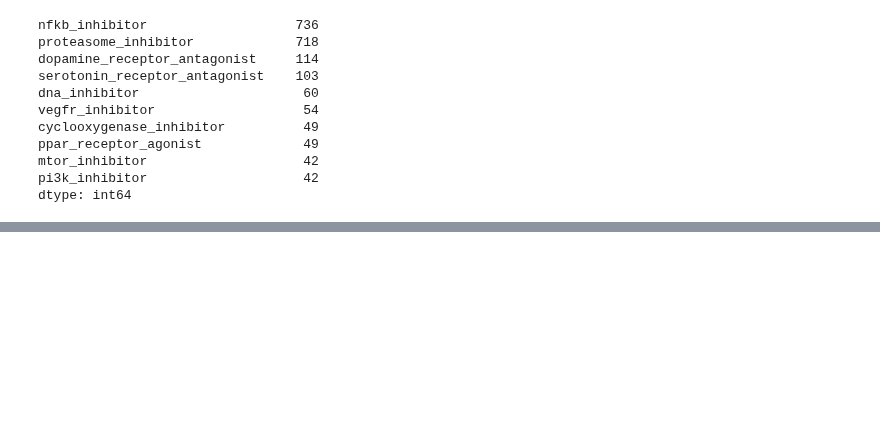
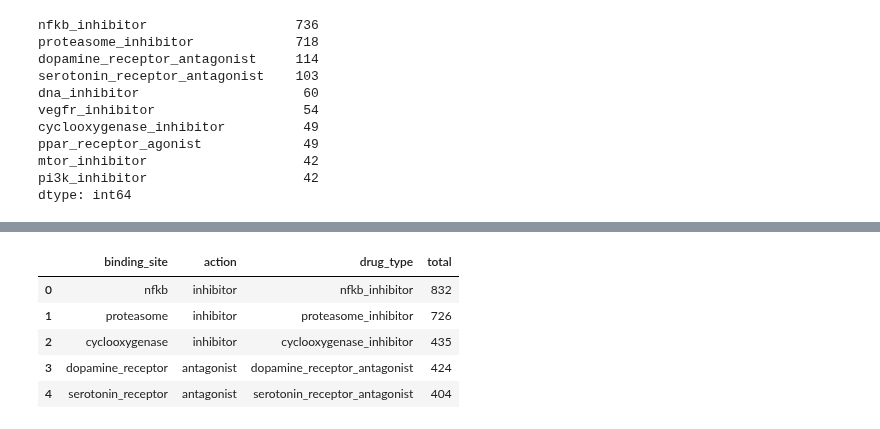
Before and after one commit to Yongliang-Shi/Mechanism-of-Action-Prediction, a Jupyter notebook: explore_moa.ipynb, the cells around one changed output, grey strips where cells are left out. Cells and saved outputs as stored; diff of their text form; code cells hidden in the pictures; blank space fills up the shorter version.

```diff
--- a/explore_moa.ipynb
+++ b/explore_moa.ipynb
@@ -669,0 +704,13 @@ dtype: int64
+# %%
+# Concat sum_function with sum_drug
+sum_drug = pd.concat([sum_drug_break, sum_drug], axis=1)
+
+# Print the first 5 rows of the new sum_drug
+sum_drug.head()
+# %% [output]
+|  | binding_site | action | drug_type | total |
+| 0 | nfkb | inhibitor | nfkb_inhibitor | 832 |
+| 1 | proteasome | inhibitor | proteasome_inhibitor | 726 |
+| 2 | cyclooxygenase | inhibitor | cyclooxygenase_inhibitor | 435 |
+| 3 | dopamine_receptor | antagonist | dopamine_receptor_antagonist | 424 |
+| 4 | serotonin_receptor | antagonist | serotonin_receptor_antagonist | 404 |
```
Also changed, not shown: parts of 7 cells of this notebook.
